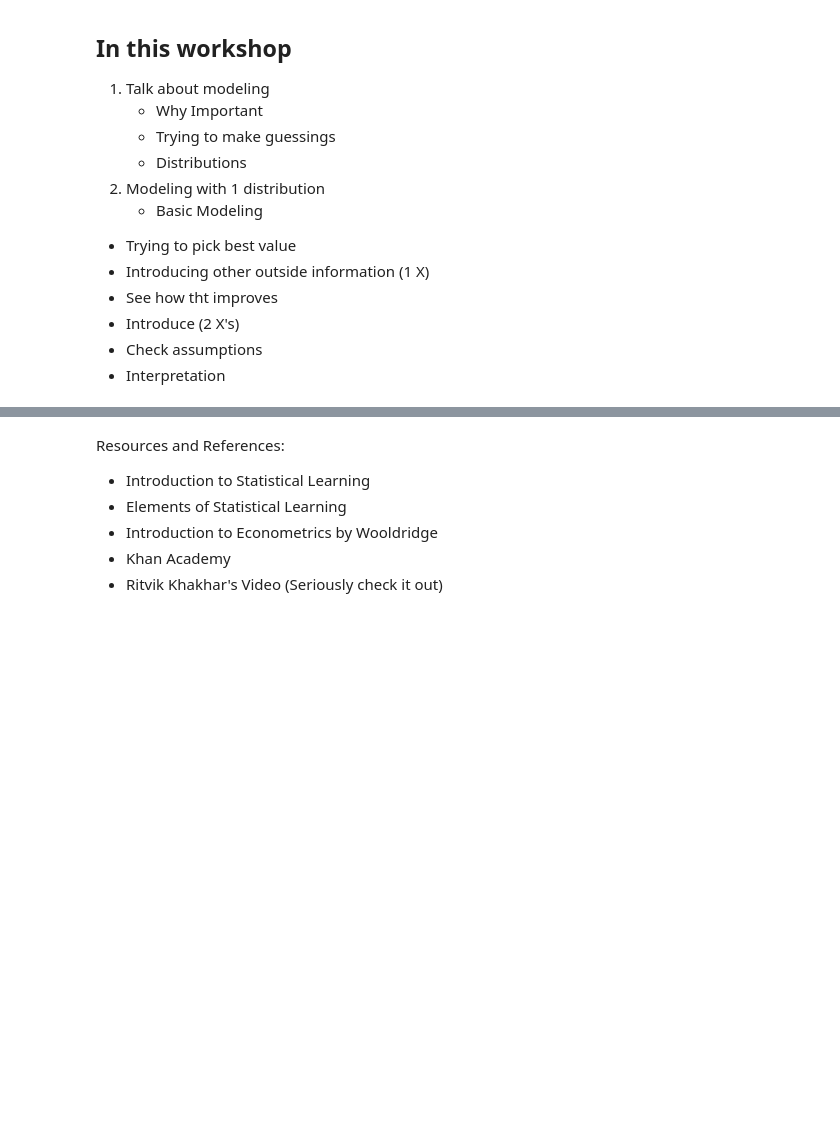
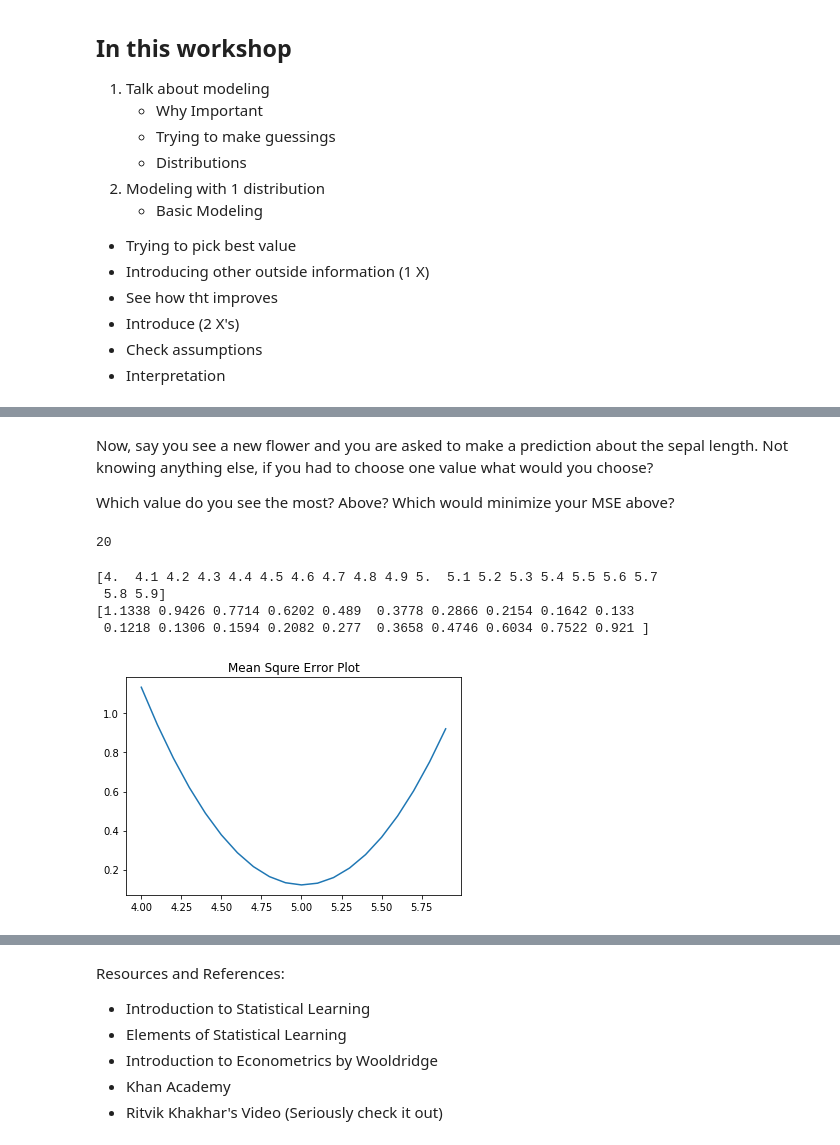
Before and after one commit to DataPoint-Armenia/DPA-Education, a Jupyter notebook: Workshop 5 - Multiple Linear Regression/Amberd Multiple Linear Regression.ipynb, the cells around one changed output, grey strips where cells are left out. Drawn from its saved outputs; the diff is of its cells as text; code cells hidden in the pictures; blank space fills up the shorter version.

```diff
--- a/Workshop 5 - Multiple Linear Regression/Amberd Multiple Linear Regression.ipynb
+++ b/Workshop 5 - Multiple Linear Regression/Amberd Multiple Linear Regression.ipynb
@@ -545,0 +227,42 @@ All models are wrong. You don't know what is actually goiing on but its there to
+# %% [markdown]
+Now, say you see a new flower and you are asked to make a prediction about the sepal length. Not knowing anything else, if you had to choose one value what would you choose?
+
+Which value do you see the most? Above? Which would minimize your MSE above?
+# %%
+def mean_square_error(df, y_hat):
+    '''
+    MSE = 1/n((y - y_hat)^2)
+    '''
+    y = np.array(df)
+    error = y-y_hat
+    squared_error = error**2
+    mean_squared_error_value = np.mean(squared_error)
+    return(mean_squared_error_value)
+import numpy as np
+y_hat_values = np.arange(4.0, 6.0, 0.1)
+
+loss_function = []
+for y_hat in y_hat_values:
+    y_hat_loss = mean_square_error(iris_df["sepal_length"], y_hat)
+    loss_function.append(y_hat_loss)
+# %%
+len(loss_function)
+# %% [output]
+20
+# %%
+print(np.array(y_hat_values))
+print(np.array(loss_function))
+# %% [output]
+[4.  4.1 4.2 4.3 4.4 4.5 4.6 4.7 4.8 4.9 5.  5.1 5.2 5.3 5.4 5.5 5.6 5.7
+ 5.8 5.9]
+[1.1338 0.9426 0.7714 0.6202 0.489  0.3778 0.2866 0.2154 0.1642 0.133
+ 0.1218 0.1306 0.1594 0.2082 0.277  0.3658 0.4746 0.6034 0.7522 0.921 ]
+# %%
+%matplotlib inline
+import matplotlib.pyplot as plt
+
+plt.plot(np.array(y_hat_values), np.array(loss_function))
+plt.title("Mean Squre Error Plot")
+plt.show()
+# %% [output]
+[figure, added]
```
Also changed, not shown: parts of 44 cells of this notebook, 4 other files.
